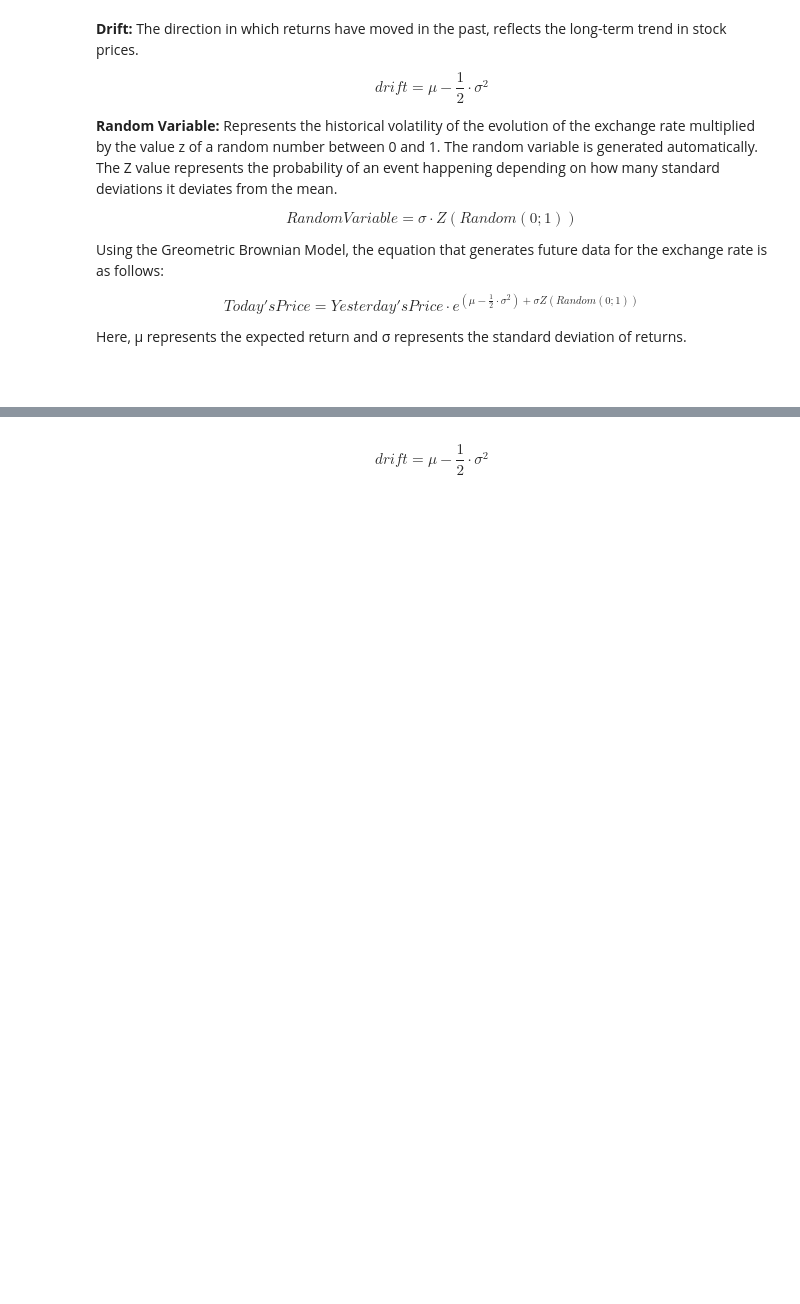
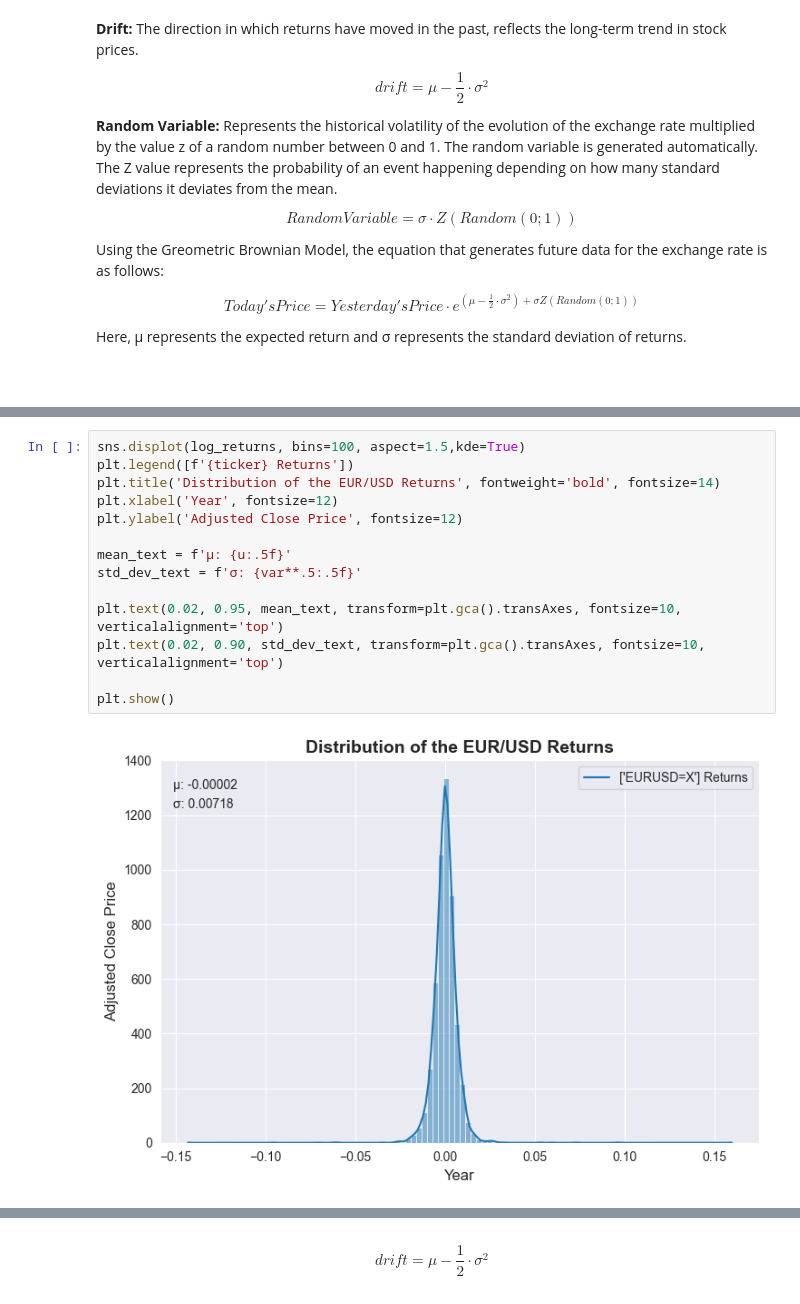
Before and after one commit to AlbertoFuentesArce/BrownianM_monte-carlo_EUR.USD, a Jupyter notebook: Geometric Brownian Motion - Monte Carlo EUR.USD.ipynb, the cells around one changed output, grey strips where cells are left out. Saved outputs shown, nothing was run; the diff lists cells and outputs as text; blank space fills up the shorter version.

```diff
--- a/Geometric Brownian Motion - Monte Carlo EUR.USD.ipynb
+++ b/Geometric Brownian Motion - Monte Carlo EUR.USD.ipynb
@@ -113,0 +123,16 @@ dtype: float64
+# %%
+sns.displot(log_returns, bins=100, aspect=1.5,kde=True)
+plt.legend([f'{ticker} Returns'])
+plt.title('Distribution of the EUR/USD Returns', fontweight='bold', fontsize=14)
+plt.xlabel('Year', fontsize=12)
+plt.ylabel('Adjusted Close Price', fontsize=12)
+
+mean_text = f'μ: {u:.5f}'
+std_dev_text = f'σ: {var**.5:.5f}'
+
+plt.text(0.02, 0.95, mean_text, transform=plt.gca().transAxes, fontsize=10, verticalalignment='top')
+plt.text(0.02, 0.90, std_dev_text, transform=plt.gca().transAxes, fontsize=10, verticalalignment='top')
+
+plt.show()
+# %% [output]
+[figure, added]
```
Also changed, not shown: parts of 48 cells of this notebook.
